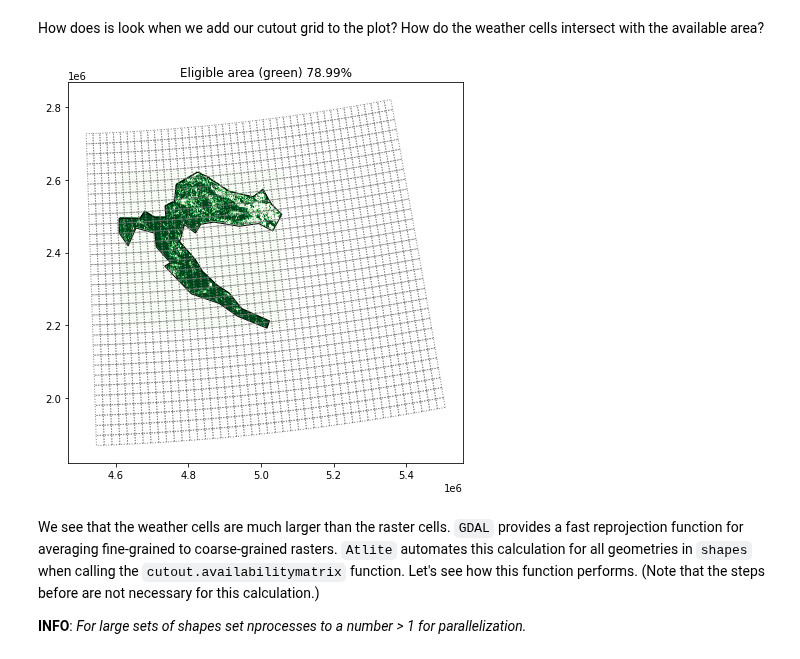
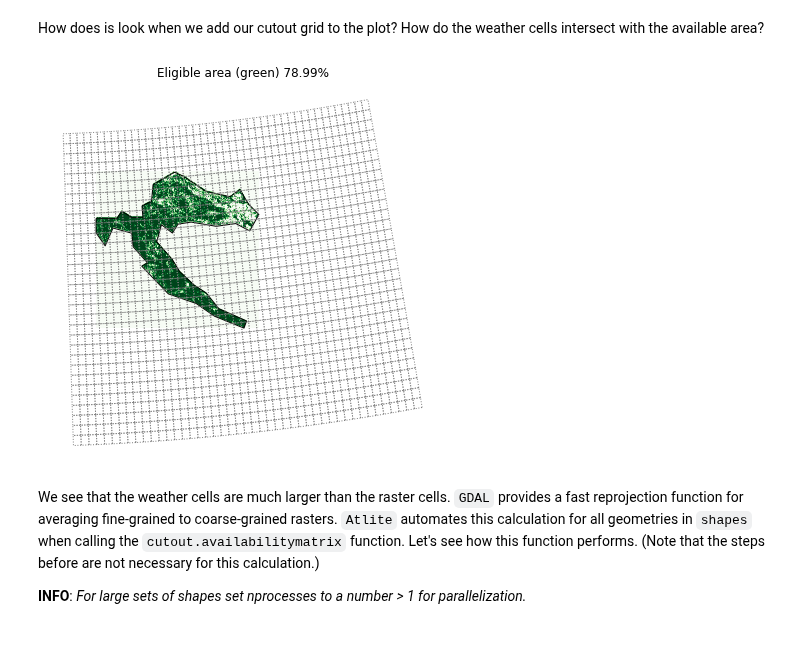
Before and after one commit to PyPSA/atlite, a Jupyter notebook: examples/landuse-availability.ipynb, the cells around one changed output. Cells and saved outputs as stored; diff of their text form; code cells hidden in the pictures.

```diff
--- a/examples/landuse-availability.ipynb
+++ b/examples/landuse-availability.ipynb
@@ -15,10 +13,9 @@ plt.rc("figure", figsize=[10, 7])
 With `geopandas` we retrieve the geographic shapes for 5 countries on the Balkan Peninsula, namely Serbia, Croatia, Macedonia, Bosnia & Herzegovina and Montenegro.
 # %%
 world = gpd.read_file(gpd.datasets.get_path("naturalearth_lowres"))
-countries = ["Serbia", "Croatia", "Macedonia", "Bosnia and Herz.", "Montenegro"]
+countries = ["Serbia", "Croatia", "Bosnia and Herz.", "Montenegro"]
 shapes = world[world.name.isin(countries)].set_index("name")
-
-shapes.plot();
+shapes.plot(figsize=(10, 7));
 # %% [output]
 [figure]
 # %% [markdown]
@@ -80,10 +78,11 @@ How does is look when we add our cutout grid to the plot? How do the weather cel
 # %%
 fig, ax = plt.subplots()
 excluder.plot_shape_availability(croatia, ax=ax)
 cutout.grid.to_crs(excluder.crs).plot(edgecolor="grey", color="None", ax=ax, ls=":")
-ax.set_title(f"Eligible area (green) {eligible_share:.2%}");
+ax.set_title(f"Eligible area (green) {eligible_share:.2%}")
+ax.axis("off");
 # %% [output]
-[figure, old version]
+[figure, new version]
 # %% [markdown]
 We see that the weather cells are much larger than the raster cells. `GDAL` provides a fast reprojection function for averaging fine-grained to coarse-grained rasters. `Atlite` automates this calculation for all geometries in `shapes` when calling the `cutout.availabilitymatrix` function. Let's see how this function performs. (Note that the steps before are not necessary for this calculation.)
 
```
Also changed, not shown: parts of 2 cells of this notebook, 2 other files.
